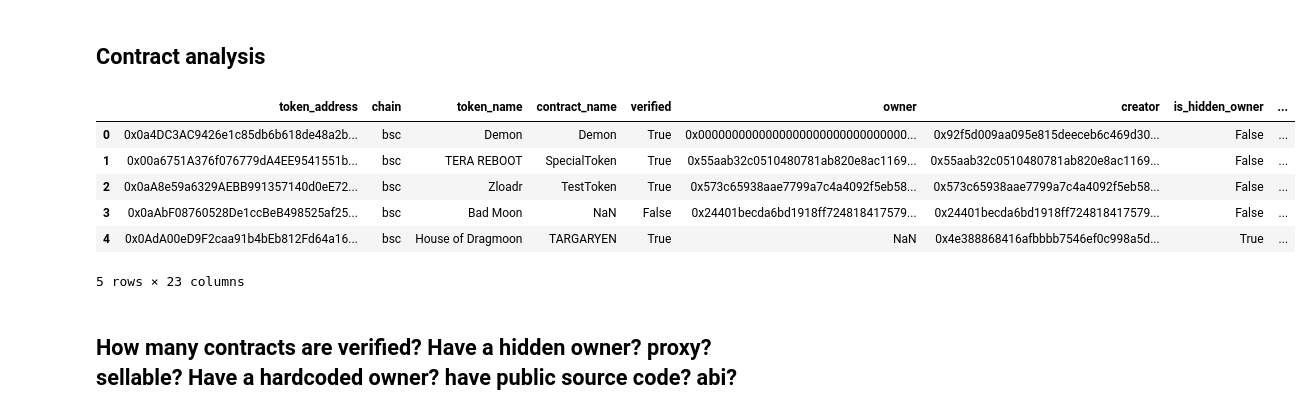
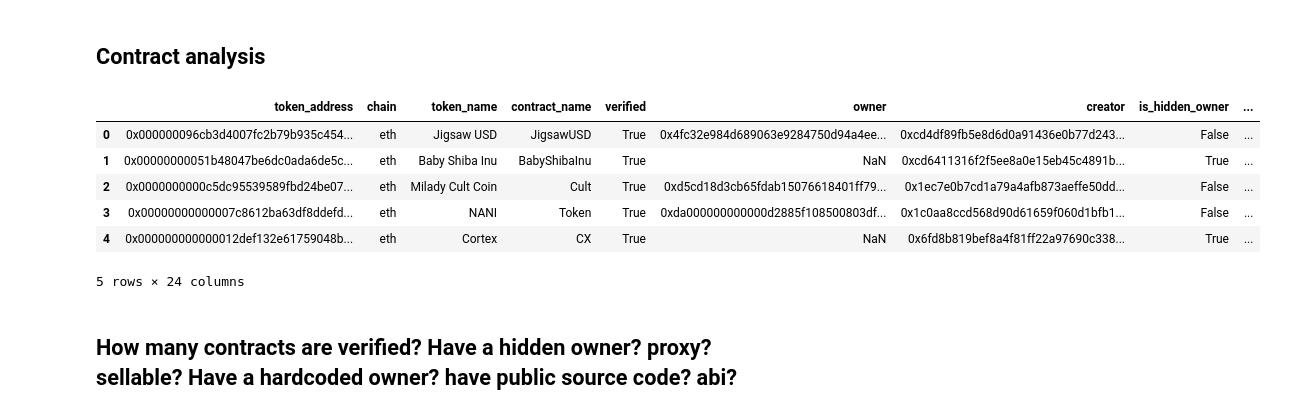
Before and after one commit to all-1807355/token-analyzer, a Jupyter notebook: data_analysis/contract_analysis.ipynb, the cells around one changed output. Drawn from its saved outputs; the diff is of its cells as text; code cells hidden in the pictures.

```diff
--- a/data_analysis/contract_analysis.ipynb
+++ b/data_analysis/contract_analysis.ipynb
@@ -6,17 +6,18 @@ import matplotlib.pyplot as plt
 import seaborn as sns
 import numpy as np
 # %%
-df_contract = pd.read_csv("../csv_outputs/master_contract.csv")
+df_contract_bad = pd.read_csv("../csv_outputs/bad_tokens/master_contract.csv")
+df_contract_good = pd.read_csv("../csv_outputs/good_tokens/master_contract.csv")
 # %%
-df_contract.head()
+df_contract_good.head()
 # %% [output]
 |  | token_address | chain | token_name | contract_name | verified | owner | creator | is_hidden_owner | ... |
-| 0 | 0x0a4DC3AC9426e1c85db6b618de48a2b... | bsc | Demon | Demon | True | 0x0000000000000000000000000000000... | 0x92f5d009aa095e815deeceb6c469d30... | False | ... |
-| 1 | 0x00a6751A376f076779dA4EE9541551b... | bsc | TERA REBOOT | SpecialToken | True | 0x55aab32c0510480781ab820e8ac1169... | 0x55aab32c0510480781ab820e8ac1169... | False | ... |
-| 2 | 0x0aA8e59a6329AEBB991357140d0eE72... | bsc | Zloadr | TestToken | True | 0x573c65938aae7799a7c4a4092f5eb58... | 0x573c65938aae7799a7c4a4092f5eb58... | False | ... |
-| 3 | 0x0aAbF08760528De1ccBeB498525af25... | bsc | Bad Moon | NaN | False | 0x24401becda6bd1918ff724818417579... | 0x24401becda6bd1918ff724818417579... | False | ... |
-| 4 | 0x0AdA00eD9F2caa91b4bEb812Fd64a16... | bsc | House of Dragmoon | TARGARYEN | True | NaN | 0x4e388868416afbbbb7546ef0c998a5d... | True | ... |
+| 0 | 0x000000096cb3d4007fc2b79b935c454... | eth | Jigsaw USD | JigsawUSD | True | 0x4fc32e984d689063e9284750d94a4ee... | 0xcd4df89fb5e8d6d0a91436e0b77d243... | False | ... |
+| 1 | 0x00000000051b48047be6dc0ada6de5c... | eth | Baby Shiba Inu | BabyShibaInu | True | NaN | 0xcd6411316f2f5ee8a0e15eb45c4891b... | True | ... |
+| 2 | 0x0000000000c5dc95539589fbd24be07... | eth | Milady Cult Coin | Cult | True | 0xd5cd18d3cb65fdab15076618401ff79... | 0x1ec7e0b7cd1a79a4afb873aeffe50dd... | False | ... |
+| 3 | 0x00000000000007c8612ba63df8ddefd... | eth | NANI | Token | True | 0xda000000000000d2885f108500803df... | 0x1c0aa8ccd568d90d61659f060d1bfb1... | False | ... |
+| 4 | 0x000000000000012def132e61759048b... | eth | Cortex | CX | True | NaN | 0x6fd8b819bef8a4f81ff22a97690c338... | True | ... |
-5 rows × 23 columns
+5 rows × 24 columns
 # %% [markdown]
 ## How many contracts are verified? Have a hidden owner? proxy? sellable? Have a hardcoded owner? have public source code? abi?
 # %%
```
Also changed, not shown: parts of 2 cells of this notebook, 16 other files.
